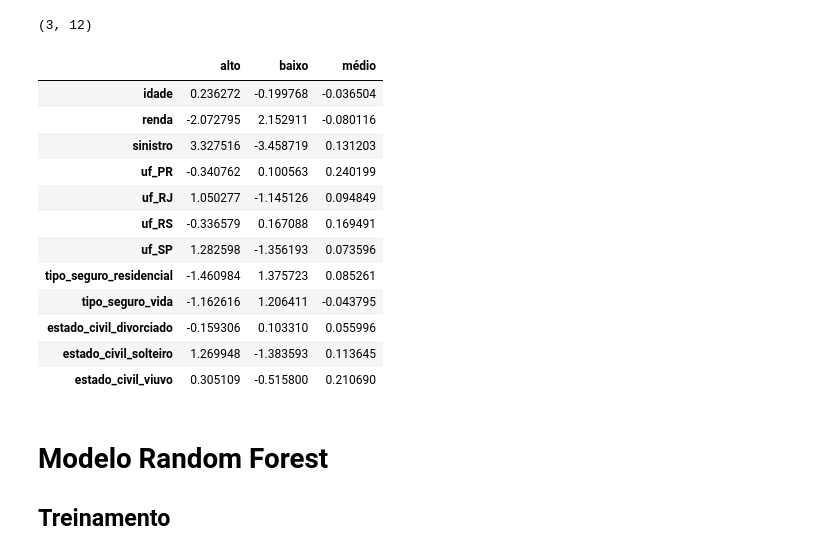
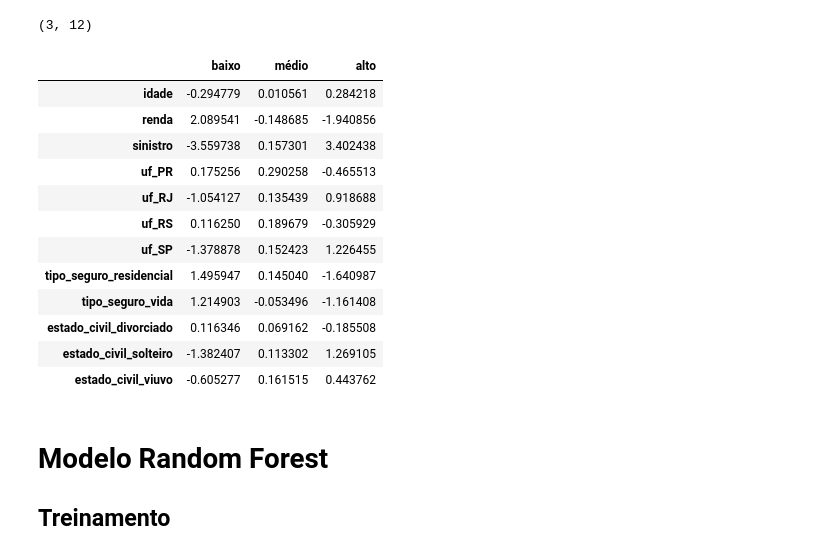
Before and after one commit to emariot/synapsi, a Jupyter notebook: Segurai/data/base_simulada.ipynb, the cells around one changed output. Cells and saved outputs as stored; diff of their text form; code cells hidden in the pictures.

Commit message:
Correção de bugs no score do modelo de Regressão Logística

```diff
--- a/Segurai/data/base_simulada.ipynb
+++ b/Segurai/data/base_simulada.ipynb
@@ -497,10 +497,10 @@ baixo = 0
 médio = 1
 alto = 2
 '''
-from sklearn.preprocessing import LabelEncoder
-le = LabelEncoder()
+# Mapeamento manual
+mapeamento_risco = {'baixo': 0, 'médio': 1, 'alto': 2}
 
-y_encoded = le.fit_transform(y)
+y_encoded = y.map(mapeamento_risco)
 
-# Para referência futura
-le.classes_
+# Dicionário inverso para uso na previsão
+classes_risco = {v: k for k, v in mapeamento_risco.items()}
@@ -594,27 +595,32 @@ modelo_rl.coef_.shape  # Deve ser (n_classes, n_features)
 # %% [output]
 (3, 12)
 # %%
+# Lista com os nomes das classes na ordem correta (0, 1, 2)
+index_classes = [classes_risco[i] for i in sorted(classes_risco)]
+
+# Coeficientes da regressão logística em DataFrame
 coef_df = pd.DataFrame(
     modelo_rl.coef_,
     columns=X_encoded.columns,
-    index=le.classes_  # ['alto', 'baixo', 'médio']
+    index=index_classes
 )
 
-coef_df.T  # Transposto: variáveis como linhas
+# Visualiza com variáveis nas linhas
+coef_df.T
 # %% [output]
-|  | alto | baixo | médio |
-| idade | 0.236272 | -0.199768 | -0.036504 |
-| renda | -2.072795 | 2.152911 | -0.080116 |
-| sinistro | 3.327516 | -3.458719 | 0.131203 |
-| uf_PR | -0.340762 | 0.100563 | 0.240199 |
-| uf_RJ | 1.050277 | -1.145126 | 0.094849 |
-| uf_RS | -0.336579 | 0.167088 | 0.169491 |
-| uf_SP | 1.282598 | -1.356193 | 0.073596 |
-| tipo_seguro_residencial | -1.460984 | 1.375723 | 0.085261 |
-| tipo_seguro_vida | -1.162616 | 1.206411 | -0.043795 |
-| estado_civil_divorciado | -0.159306 | 0.103310 | 0.055996 |
-| estado_civil_solteiro | 1.269948 | -1.383593 | 0.113645 |
-| estado_civil_viuvo | 0.305109 | -0.515800 | 0.210690 |
+|  | baixo | médio | alto |
+| idade | -0.294779 | 0.010561 | 0.284218 |
+| renda | 2.089541 | -0.148685 | -1.940856 |
+| sinistro | -3.559738 | 0.157301 | 3.402438 |
+| uf_PR | 0.175256 | 0.290258 | -0.465513 |
+| uf_RJ | -1.054127 | 0.135439 | 0.918688 |
+| uf_RS | 0.116250 | 0.189679 | -0.305929 |
+| uf_SP | -1.378878 | 0.152423 | 1.226455 |
+| tipo_seguro_residencial | 1.495947 | 0.145040 | -1.640987 |
+| tipo_seguro_vida | 1.214903 | -0.053496 | -1.161408 |
+| estado_civil_divorciado | 0.116346 | 0.069162 | -0.185508 |
+| estado_civil_solteiro | -1.382407 | 0.113302 | 1.269105 |
+| estado_civil_viuvo | -0.605277 | 0.161515 | 0.443762 |
 # %% [markdown]
 # Modelo Random Forest
 ## Treinamento
```
Also changed, not shown: parts of 10 cells of this notebook, 9 other files.
